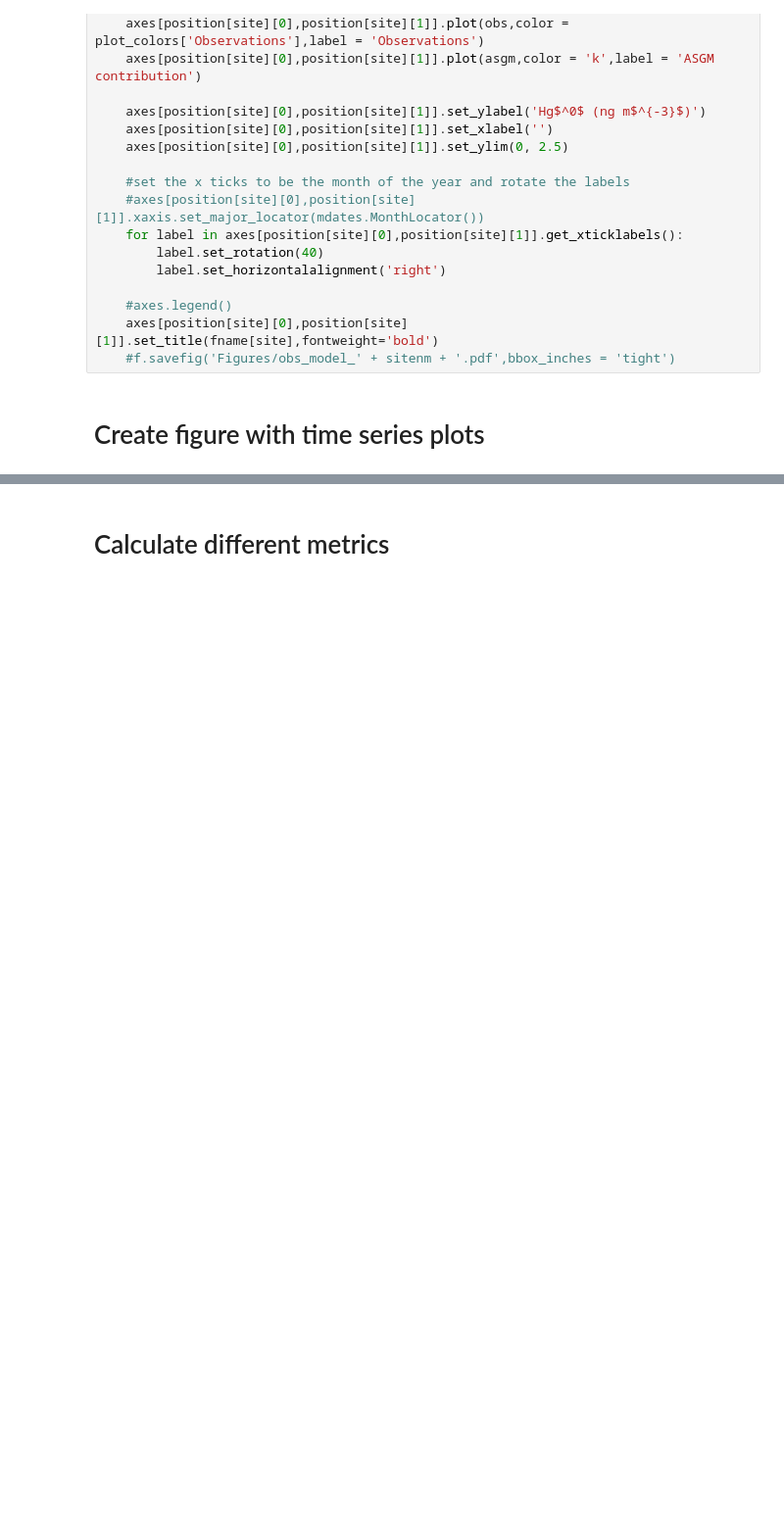
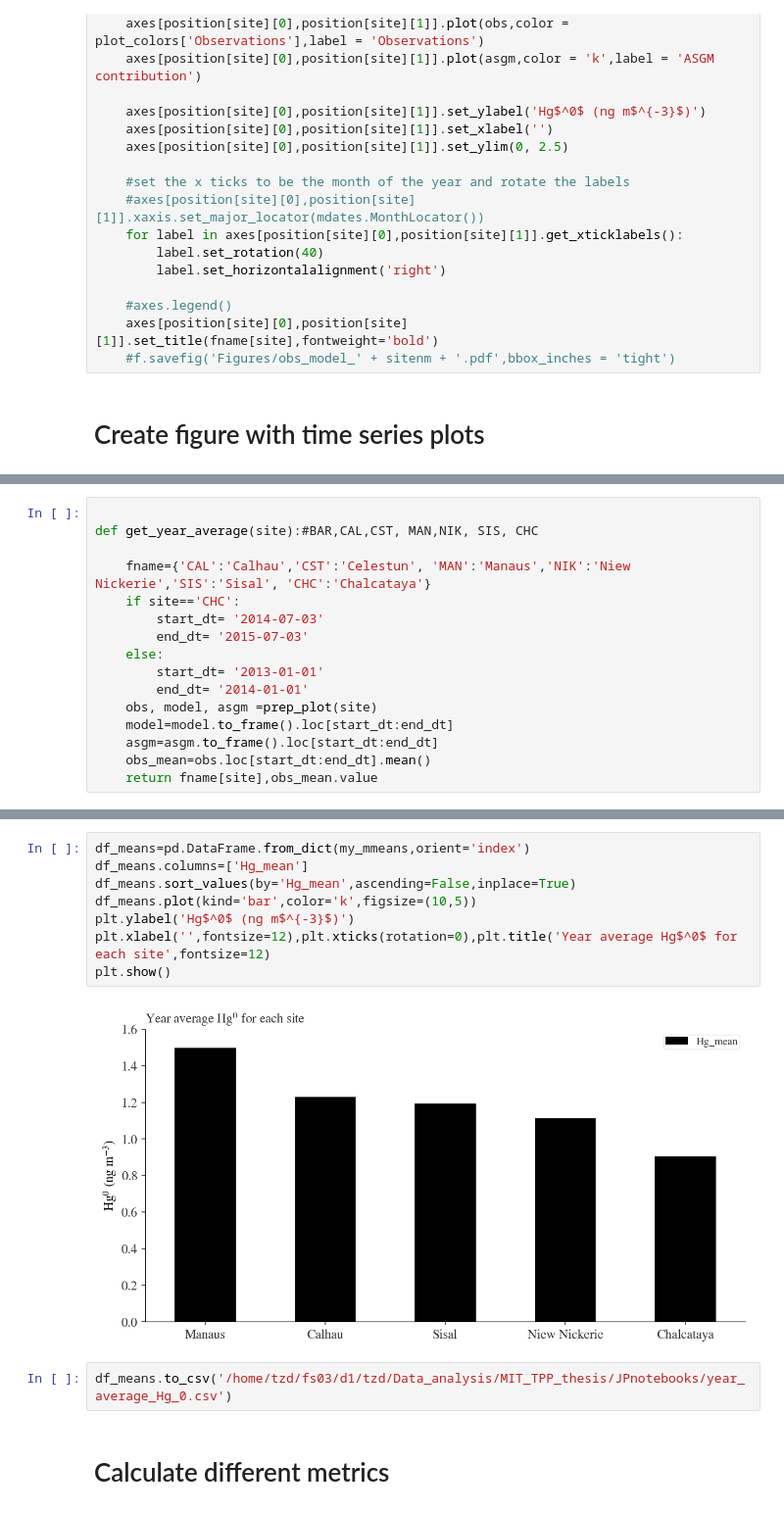
Before and after one commit to Shakes-tzd/MIT_TPP_thesis, a Jupyter notebook: JPnotebooks/LATAM GMOS Sites_Obs v Model.ipynb, the cells around one changed output, grey strips where cells are left out. Shown at 98% size. Drawn from its saved outputs; the diff is of its cells as text; blank space fills up the shorter version.

```diff
--- a/JPnotebooks/LATAM GMOS Sites_Obs v Model.ipynb
+++ b/JPnotebooks/LATAM GMOS Sites_Obs v Model.ipynb
@@ -561,0 +536,16 @@ plt.show()
+# %%
+
+def get_year_average(site):#BAR,CAL,CST, MAN,NIK, SIS, CHC
+
+    fname={'CAL':'Calhau','CST':'Celestun', 'MAN':'Manaus','NIK':'Niew Nickerie','SIS':'Sisal', 'CHC':'Chalcataya'}
+    if site=='CHC':
+        start_dt= '2014-07-03'
+        end_dt= '2015-07-03'
+    else:
+        start_dt= '2013-01-01'
+        end_dt= '2014-01-01'
+    obs, model, asgm =prep_plot(site)
+    model=model.to_frame().loc[start_dt:end_dt]
+    asgm=asgm.to_frame().loc[start_dt:end_dt]
+    obs_mean=obs.loc[start_dt:end_dt].mean()
+    return fname[site],obs_mean.value
@@ -562,3 +564,15 @@ plt.show()
+# %%
+df_means=pd.DataFrame.from_dict(my_mmeans,orient='index')
+df_means.columns=['Hg_mean']
+df_means.sort_values(by='Hg_mean',ascending=False,inplace=True)
+df_means.plot(kind='bar',color='k',figsize=(10,5))
+plt.ylabel('Hg$^0$ (ng m$^{-3}$)')
+plt.xlabel('',fontsize=12),plt.xticks(rotation=0),plt.title('Year average Hg$^0$ for each site',fontsize=12)
+plt.show()
+# %% [output]
+[figure, added]
+# %%
+df_means.to_csv('/home/tzd/fs03/d1/tzd/Data_analysis/MIT_TPP_thesis/JPnotebooks/year_average_Hg_0.csv')
 # %% [markdown]
 # Calculate different metrics
 # %%
```
Also changed, not shown: parts of 5 cells of this notebook, 8 other files.
